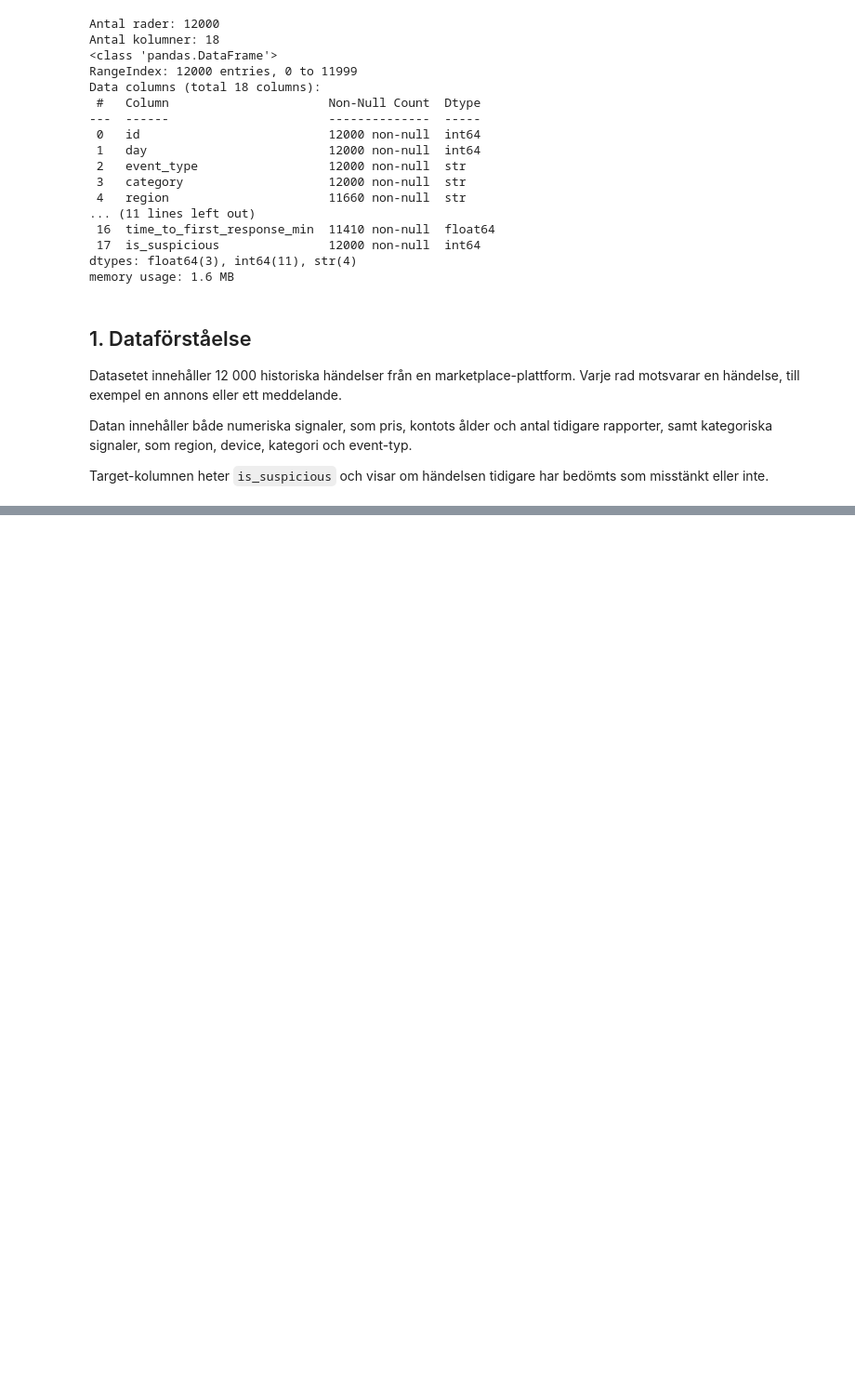
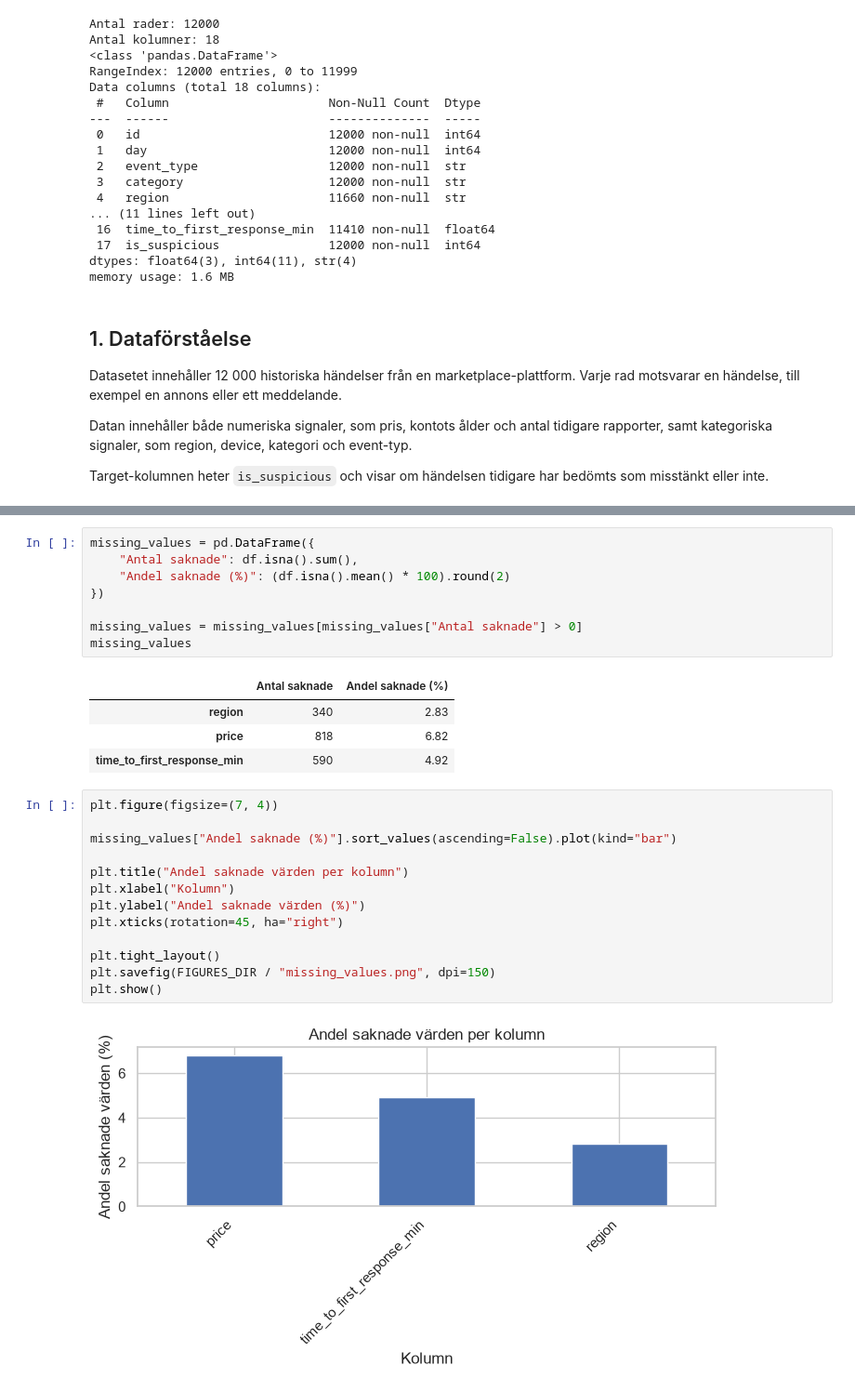
Before and after one commit to SoroushGReza/marketplace-safety-ml, a Jupyter notebook: notebooks/report.ipynb, the cells around one changed output, grey strips where cells are left out. Shown at 93% size. Drawn from its saved outputs; the diff is of its cells as text; blank space fills up the shorter version.

```diff
--- a/notebooks/report.ipynb
+++ b/notebooks/report.ipynb
@@ -110,0 +152,28 @@ Target-kolumnen heter `is_suspicious` och visar om händelsen tidigare har bedö
+# %%
+missing_values = pd.DataFrame({
+    "Antal saknade": df.isna().sum(),
+    "Andel saknade (%)": (df.isna().mean() * 100).round(2)
+})
+
+missing_values = missing_values[missing_values["Antal saknade"] > 0]
+missing_values
+# %% [output]
+|  | Antal saknade | Andel saknade (%) |
+| region | 340 | 2.83 |
+| price | 818 | 6.82 |
+| time_to_first_response_min | 590 | 4.92 |
+# %%
+plt.figure(figsize=(7, 4))
+
+missing_values["Andel saknade (%)"].sort_values(ascending=False).plot(kind="bar")
+
+plt.title("Andel saknade värden per kolumn")
+plt.xlabel("Kolumn")
+plt.ylabel("Andel saknade värden (%)")
+plt.xticks(rotation=45, ha="right")
+
+plt.tight_layout()
+plt.savefig(FIGURES_DIR / "missing_values.png", dpi=150)
+plt.show()
+# %% [output]
+[figure, added]
```
Also changed, not shown: parts of 7 cells of this notebook, 3 other files.
